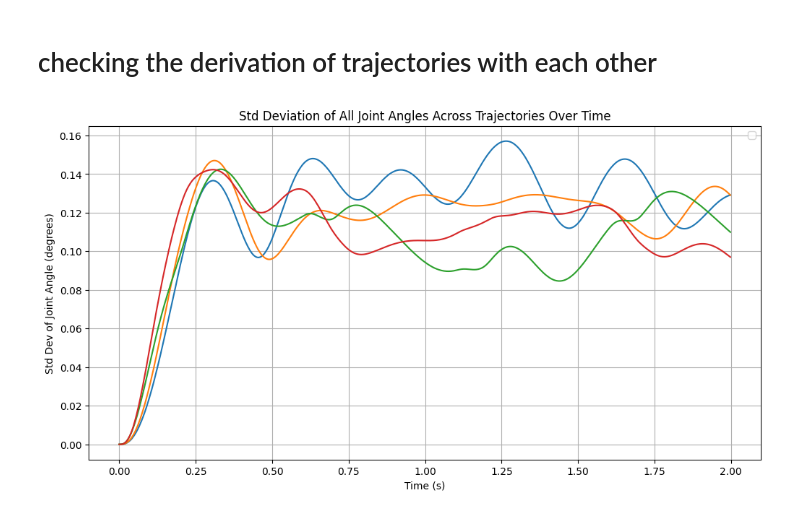
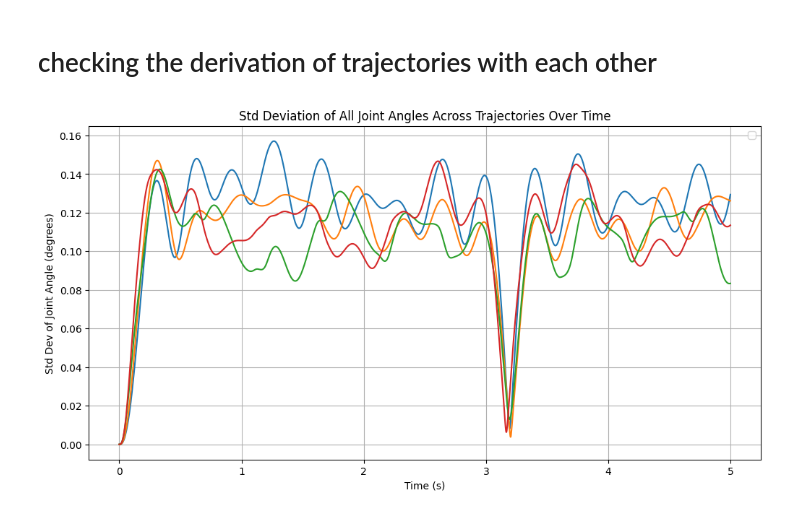
Before and after one commit to Drenderer/juggling_rewards, a Jupyter notebook: Robot data exploration.ipynb, the cells around one changed output. Cells and saved outputs as stored; diff of their text form; code cells hidden in the pictures.

```diff
--- a/Robot data exploration.ipynb
+++ b/Robot data exploration.ipynb
@@ -22,7 +22,7 @@ import numpy as np
 import matplotlib.pyplot as plt
 # %%
 # Load the data
-data = np.load('juggle_data.npz')
+data = jnp.load('juggle_data.npz')
 ts = data['ts']       # shape: (T,)
 us = data['us']       # shape: (N, T, DOF)
 qs = data['qs']       # shape: (N, T, DOF)
@@ -34,7 +34,7 @@ print("us shape:", us.shape)
 print("qs shape:", qs.shape)
 
 T_total = ts.shape[0]
-T_cut = int(0.2 * T_total)
+T_cut = int(0.5 * T_total)
 
 # 2. Truncate the time series
 ts = ts[:T_cut]
@@ -138,23 +90,23 @@ plt.show()
 # checking the derivation of trajectories with each other
 # %%
 max_time = ts[-1]
-time_points = np.arange(0, max_time + 1, 1)  # whole seconds
+time_points = jnp.arange(0, max_time + 1, 1)  # whole seconds
 
-indices = [np.argmin(np.abs(ts - t)) for t in time_points]
+indices = [jnp.argmin(jnp.abs(ts - t)) for t in time_points]
 
 plt.figure(figsize=(12, 6))
 
 for joint_idx in range(qs.shape[2]):  # for all 4 joints
     plt.plot(ts, jnp.std(qs[...,joint_idx], axis=0))
 
 plt.xlabel('Time (s)')
 plt.ylabel('Std Dev of Joint Angle (degrees)')
 plt.title('Std Deviation of All Joint Angles Across Trajectories Over Time')
 plt.legend()
 plt.grid()
 plt.show()
 # %% [output]
-[figure, old version]
+[figure, new version]
 # %%
 joint_idx = 0
 plt.figure(figsize=(10,6))
```
Also changed, not shown: parts of 25 cells of this notebook.
